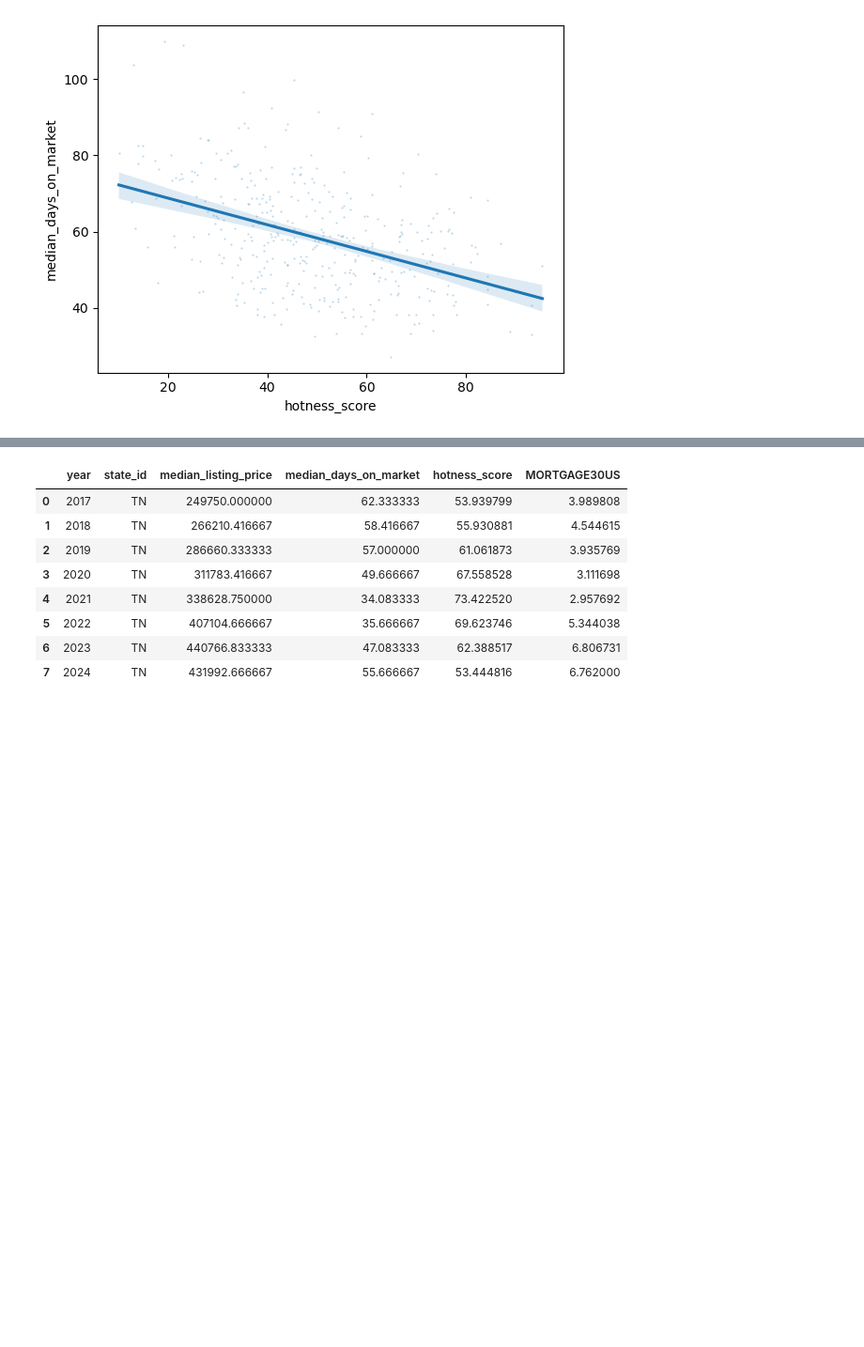
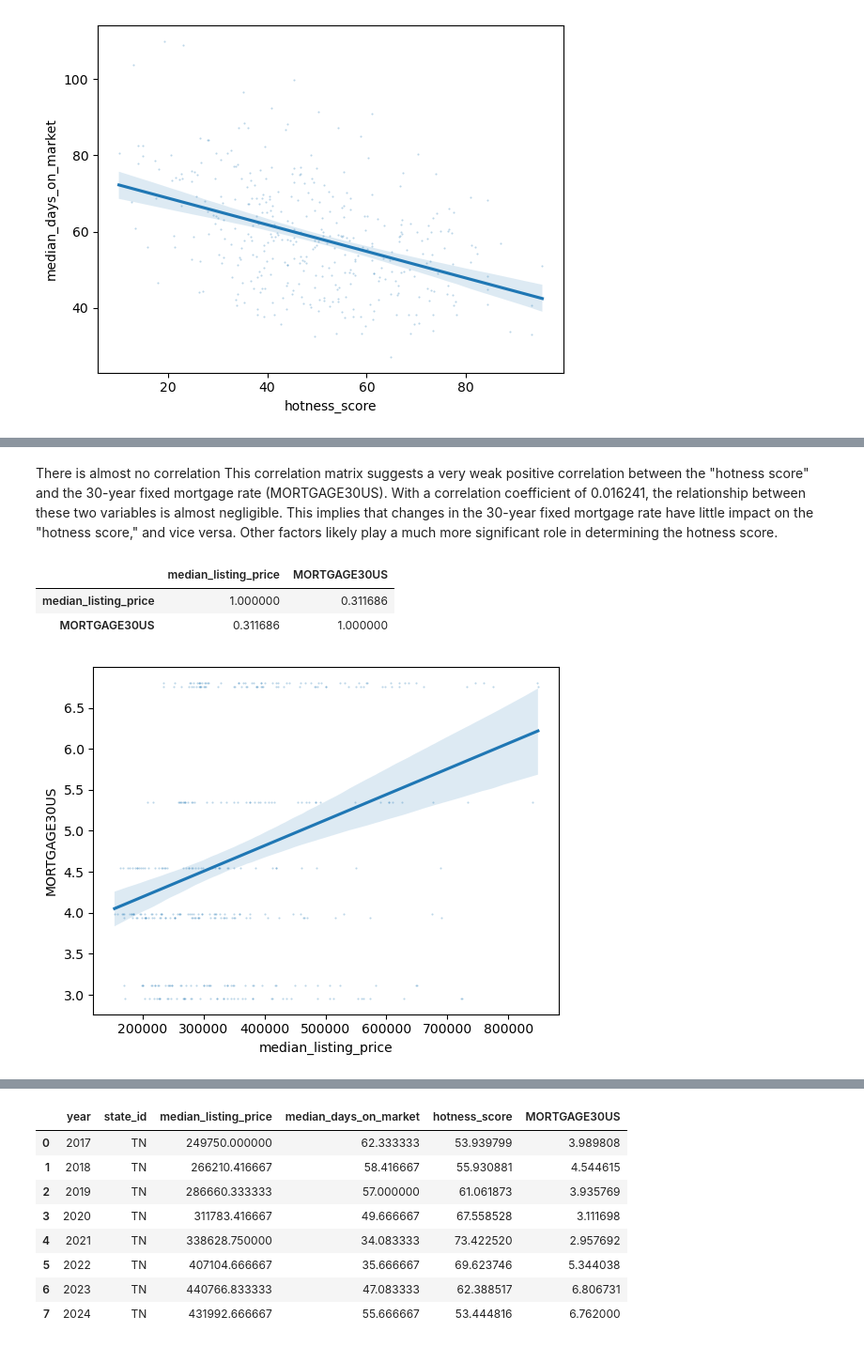
Before and after one commit to siri-anil/Capstone, a Jupyter notebook: capstone.ipynb, the cells around one changed output, grey strips where cells are left out. Shown at 94% size. Drawn from its saved outputs; the diff is of its cells as text; code cells hidden in the pictures; blank space fills up the shorter version.

```diff
--- a/capstone.ipynb
+++ b/capstone.ipynb
@@ -445,0 +461,13 @@ sns.regplot(x='hotness_score',y='median_days_on_market',data=hotness_mortgage,sc
+# %% [markdown]
+There is almost no correlation
+This correlation matrix suggests a very weak positive correlation between the "hotness score" and the 30-year fixed mortgage rate (MORTGAGE30US). With a correlation coefficient of 0.016241, the relationship between these two variables is almost negligible. This implies that changes in the 30-year fixed mortgage rate have little impact on the "hotness score," and vice versa. Other factors likely play a much more significant role in determining the hotness score.
+# %%
+hotness_mortgage[['median_listing_price','MORTGAGE30US']].corr()
+# %% [output]
+|  | median_listing_price | MORTGAGE30US |
+| median_listing_price | 1.000000 | 0.311686 |
+| MORTGAGE30US | 0.311686 | 1.000000 |
+# %%
+sns.regplot(x='median_listing_price',y='MORTGAGE30US',data=hotness_mortgage,scatter_kws={'s':0.25,'alpha':0.3});
+# %% [output]
+[figure, added]
```
Also changed, not shown: parts of 7 cells of this notebook, 10 other files.
